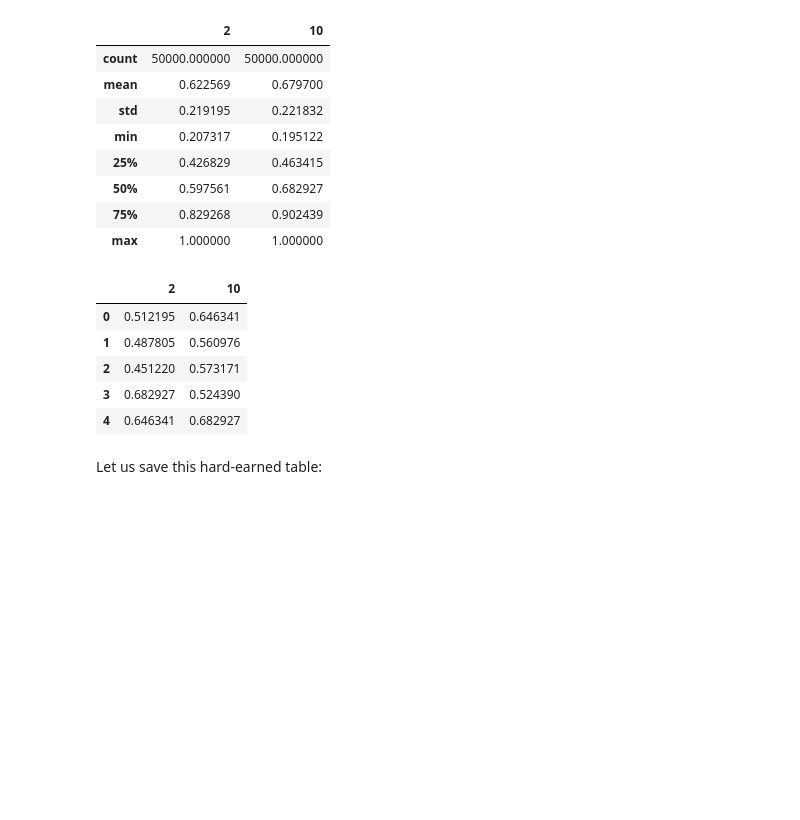
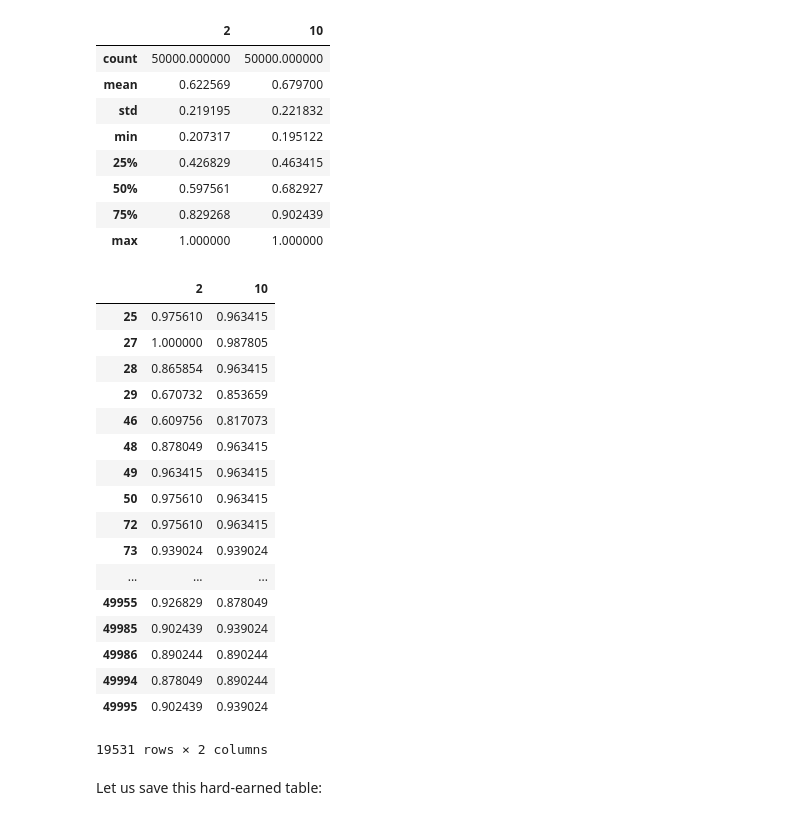
Before and after one commit to bdura/pgm-project, a Jupyter notebook: notebooks/Visualization.ipynb, the cells around one changed output. Saved outputs shown, nothing was run; the diff lists cells and outputs as text; code cells hidden in the pictures; blank space fills up the shorter version.

```diff
--- a/notebooks/Visualization.ipynb
+++ b/notebooks/Visualization.ipynb
@@ -104,15 +108,27 @@ accuracy.describe()
 | 50% | 0.597561 | 0.682927 |
 | 75% | 0.829268 | 0.902439 |
 | max | 1.000000 | 1.000000 |
-# %%
-accuracy.head()
-# %% [output]
-|  | 2 | 10 |
-| 0 | 0.512195 | 0.646341 |
-| 1 | 0.487805 | 0.560976 |
-| 2 | 0.451220 | 0.573171 |
-| 3 | 0.682927 | 0.524390 |
-| 4 | 0.646341 | 0.682927 |
+# %%
+accuracy.loc[accuracy[10] > .8]
+# %% [output]
+|  | 2 | 10 |
+| 25 | 0.975610 | 0.963415 |
+| 27 | 1.000000 | 0.987805 |
+| 28 | 0.865854 | 0.963415 |
+| 29 | 0.670732 | 0.853659 |
+| 46 | 0.609756 | 0.817073 |
+| 48 | 0.878049 | 0.963415 |
+| 49 | 0.963415 | 0.963415 |
+| 50 | 0.975610 | 0.963415 |
+| 72 | 0.975610 | 0.963415 |
+| 73 | 0.939024 | 0.939024 |
+| ... | ... | ... |
+| 49955 | 0.926829 | 0.878049 |
+| 49985 | 0.902439 | 0.939024 |
+| 49986 | 0.890244 | 0.890244 |
+| 49994 | 0.878049 | 0.890244 |
+| 49995 | 0.902439 | 0.939024 |
+19531 rows × 2 columns
 # %%
 accuracy.columns.names = ['hidden dim']
 accuracy.index.names = ['sequence ID']
```
Also changed, not shown: parts of 9 cells of this notebook, 5 other files.
